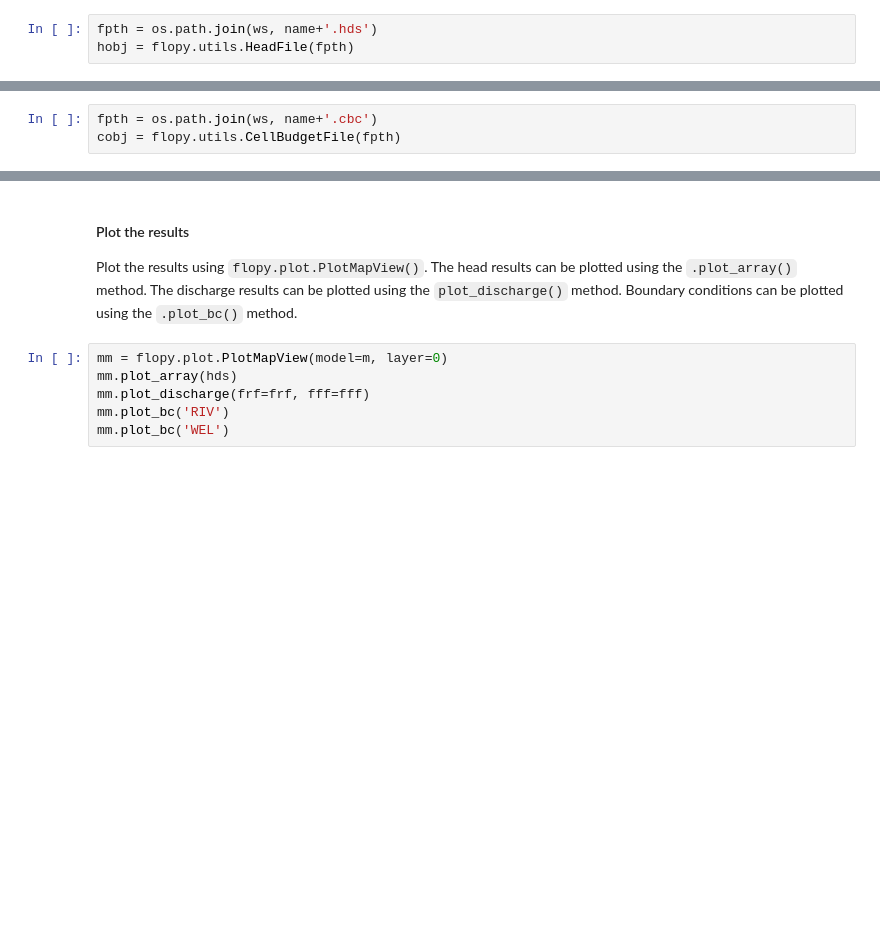
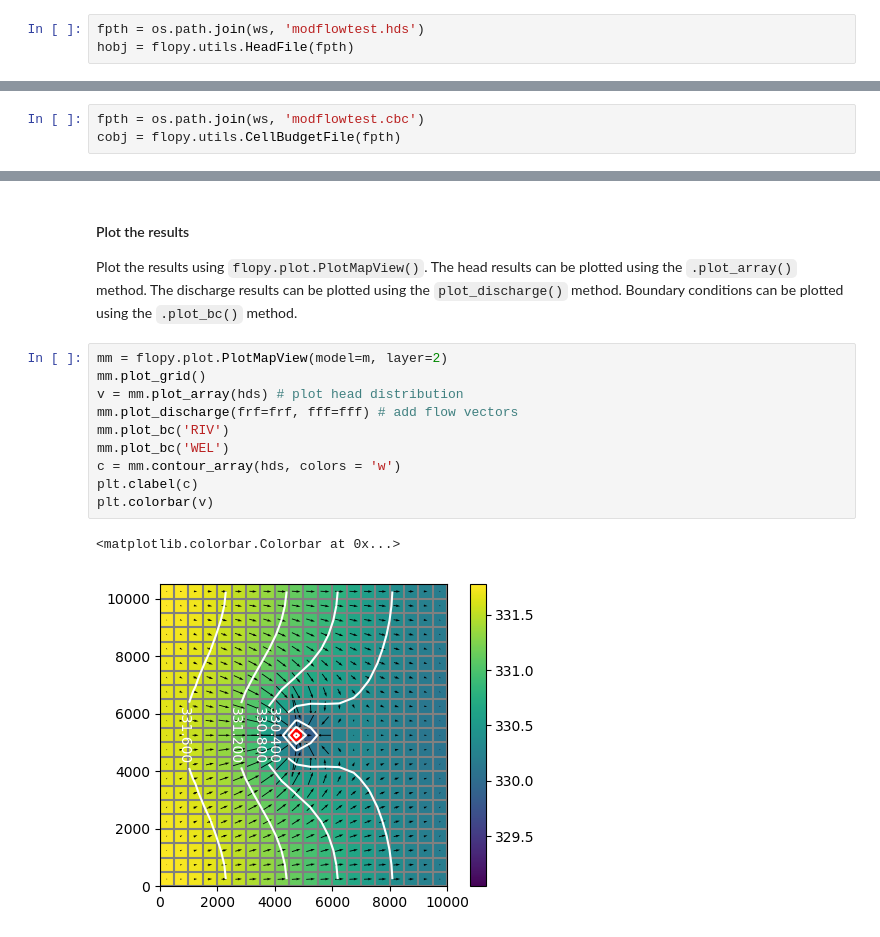
Before and after one commit to pinshuai/MM2019_FloPy, a Jupyter notebook: Notebooks/02-Building-Post-Processing-MODFLOW-2005-PS.ipynb, the cells around one changed output, grey strips where cells are left out. Cells and saved outputs as stored; diff of their text form; blank space fills up the shorter version.

```diff
--- a/Notebooks/02-Building-Post-Processing-MODFLOW-2005-PS.ipynb
+++ b/Notebooks/02-Building-Post-Processing-MODFLOW-2005-PS.ipynb
@@ -96,12 +173,12 @@ m.run_model()
 
 Load the heads and face flows from the hds and cbc files. The head file can be loaded with the `flopy.utils.HeadFile()` method. The cell-by-cell file can be loaded with the `flopy.utils.CellBudgetFile()` method.
 # %%
-fpth = os.path.join(ws, name+'.hds')
+fpth = os.path.join(ws, 'modflowtest.hds')
 hobj = flopy.utils.HeadFile(fpth)
 # %%
 hds = hobj.get_data()
 # %%
-fpth = os.path.join(ws, name+'.cbc')
+fpth = os.path.join(ws, 'modflowtest.cbc')
 cobj = flopy.utils.CellBudgetFile(fpth)
 # %% [markdown]
 The entries in the cell-by-cell file can be determined with the `.list_unique_records()` method on the cell budget file object.
@@ -117,8 +204,15 @@ fff = cobj.get_data(text='FLOW Front FACE')[0]
 
 Plot the results using `flopy.plot.PlotMapView()`. The head results can be plotted using the `.plot_array()` method. The discharge results can be plotted using the `plot_discharge()` method. Boundary conditions can be plotted using the `.plot_bc()` method.
 # %%
-mm = flopy.plot.PlotMapView(model=m, layer=0)
-mm.plot_array(hds)
-mm.plot_discharge(frf=frf, fff=fff)
+mm = flopy.plot.PlotMapView(model=m, layer=2)
+mm.plot_grid()
+v = mm.plot_array(hds) # plot head distribution
+mm.plot_discharge(frf=frf, fff=fff) # add flow vectors
 mm.plot_bc('RIV')
 mm.plot_bc('WEL')
+c = mm.contour_array(hds, colors = 'w')
+plt.clabel(c)
+plt.colorbar(v)
+# %% [output]
+<matplotlib.colorbar.Colorbar at 0x...>
+[figure, added]
```
Also changed, not shown: parts of 20 cells of this notebook, 16 other files.
